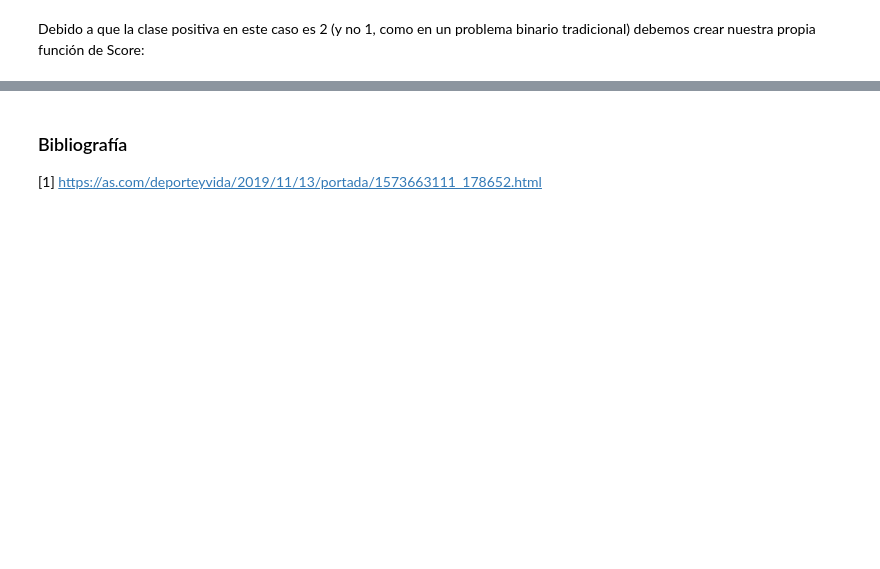
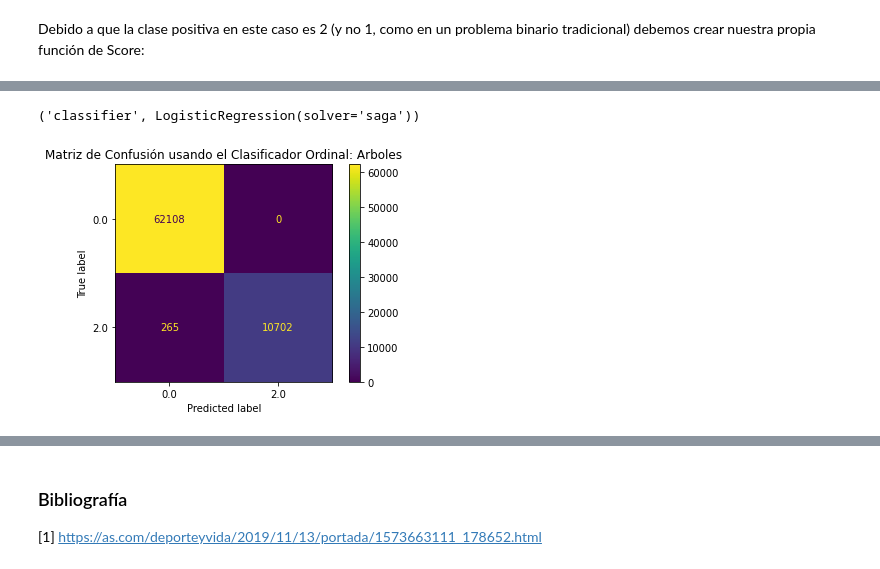
Before and after one commit to sofiaalvarezlopez/BI-Lab1, a Jupyter notebook: lab1_BI_alvarez_barahona_plata.ipynb, the cells around one changed output, grey strips where cells are left out. Saved outputs shown, nothing was run; the diff lists cells and outputs as text; code cells hidden in the pictures; blank space fills up the shorter version.

```diff
--- a/lab1_BI_alvarez_barahona_plata.ipynb
+++ b/lab1_BI_alvarez_barahona_plata.ipynb
@@ -637,7 +648,7 @@ pipe_KNN = imbpipeline(steps=estimators)
 
 # Creamos el diccionario de hiperparametros a probar
 param_grid = dict(scaler=['passthrough', MinMaxScaler()],
-                 classifier__n_neighbors = [2, 3, 5],
+                 classifier__n_neighbors = [3, 5, 7],
                  classifier__weights = ['uniform', 'distance'],
                  classifier__p = [1,2])
 
@@ -652,0 +749,21 @@ Fitting 2 folds for each of 24 candidates, totalling 48 fits
+# %%
+# Eliminamos el classifier anterior
+pipe_ord.steps.pop()
+# %% [output]
+('classifier', LogisticRegression(solver='saga'))
+# %%
+#Indicamos que el classifier que usaremos ahora es DecisionTreeClasifier
+pipe_ord.steps.append(('classifier',DecisionTreeClassifier()))
+# %%
+#Construimos el modelo
+arbol = pipe_ord.fit(X_train, Y_train)
+
+#Determinamos las métricas de rendimiento (predicción) de este modelo
+Y_pred_arbol_base = pipe_ord.predict(X_train)
+# %%
+# Observamos la matriz de confusión correspondiente a nuestra predicción
+plot_confusion_matrix(pipe_ord, X_train, Y_train, values_format='d')
+plt.title('Matriz de Confusión usando el Clasificador Ordinal: Arboles')
+plt.show()
+# %% [output]
+[figure, added]
```
Also changed, not shown: parts of 51 cells of this notebook, 6 other files.
